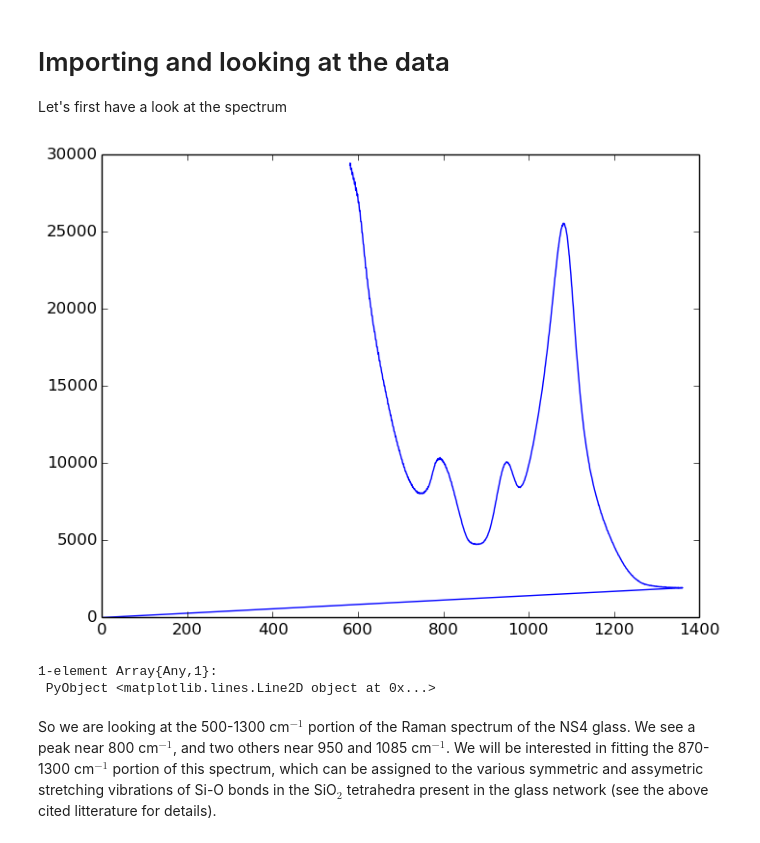
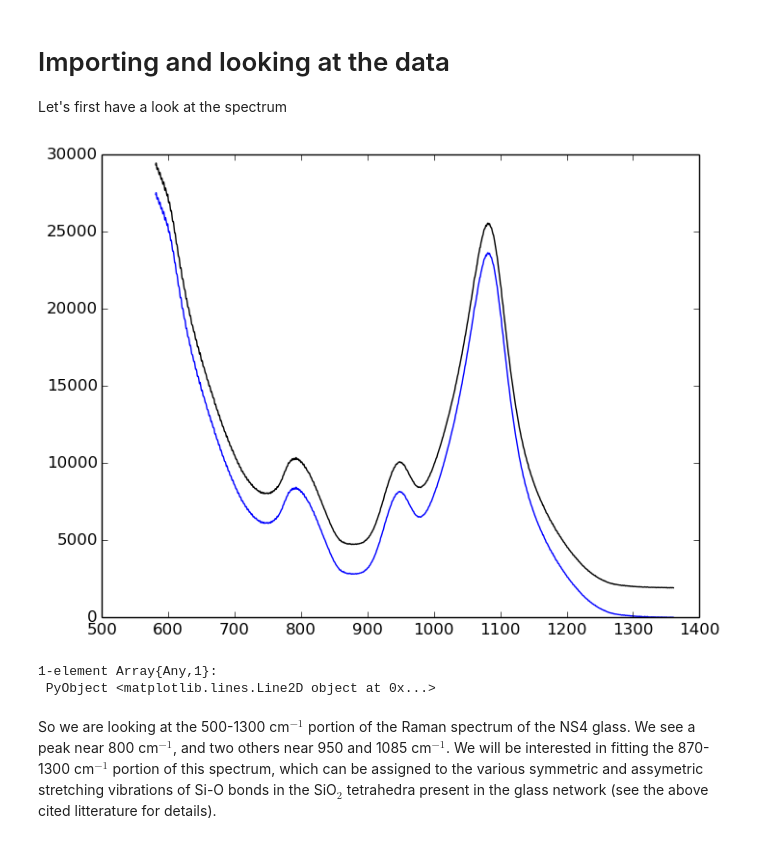
Before and after one commit to charlesll/Spectra.jl, a Jupyter notebook: examples/Raman_spectrum_fitting.ipynb, the cells around one changed output. Cells and saved outputs as stored; diff of their text form; code cells hidden in the pictures.

```diff
--- a/examples/Raman_spectrum_fitting.ipynb
+++ b/examples/Raman_spectrum_fitting.ipynb
@@ -25,23 +25,24 @@ Let's first have a look at the spectrum
 # %%
 # get the spectrum to deconvolute, with skipping header and footer comment lines from the spectrometer
 data = readdlm("./data/LS4.txt", '\t')
 skip_header = 23
-skip_footer = 120
+skip_footer = 121
 inputsp = zeros(size(data)[1]-skip_header-skip_footer,2)
 j = 1
-for i = skip_header+1:size(data)[1]-skip_footer-1
+for i = skip_header+1:size(data)[1]-skip_footer
     inputsp[j,1] = Float64(data[i,1])
     inputsp[j,2] = Float64(data[i,2])
     j = j + 1
 end
 
 # create a new plot for showing the spectrum
-plot(inputsp[:,1],inputsp[:,2])
+plot(inputsp[:,1],constant_b(-minimum(inputsp[:,2]),inputsp[:,2]))
+plot(inputsp[:,1],inputsp[:,2],color="black")
 #xlabel("Raman shift, cm$^{-1}$", fontsize = 14)
 #ylabel("Normalized intensity, a. u.", fontsize = 14)
 #title("Figure 1: the spectrum of interest",fontsize = 14, fontweight = "bold")
 # %% [output]
-[figure, old version]
+[figure, new version]
 1-element Array{Any,1}:
  PyObject <matplotlib.lines.Line2D object at 0x...>
 # %% [markdown]
```
Also changed, not shown: 4 other files.
